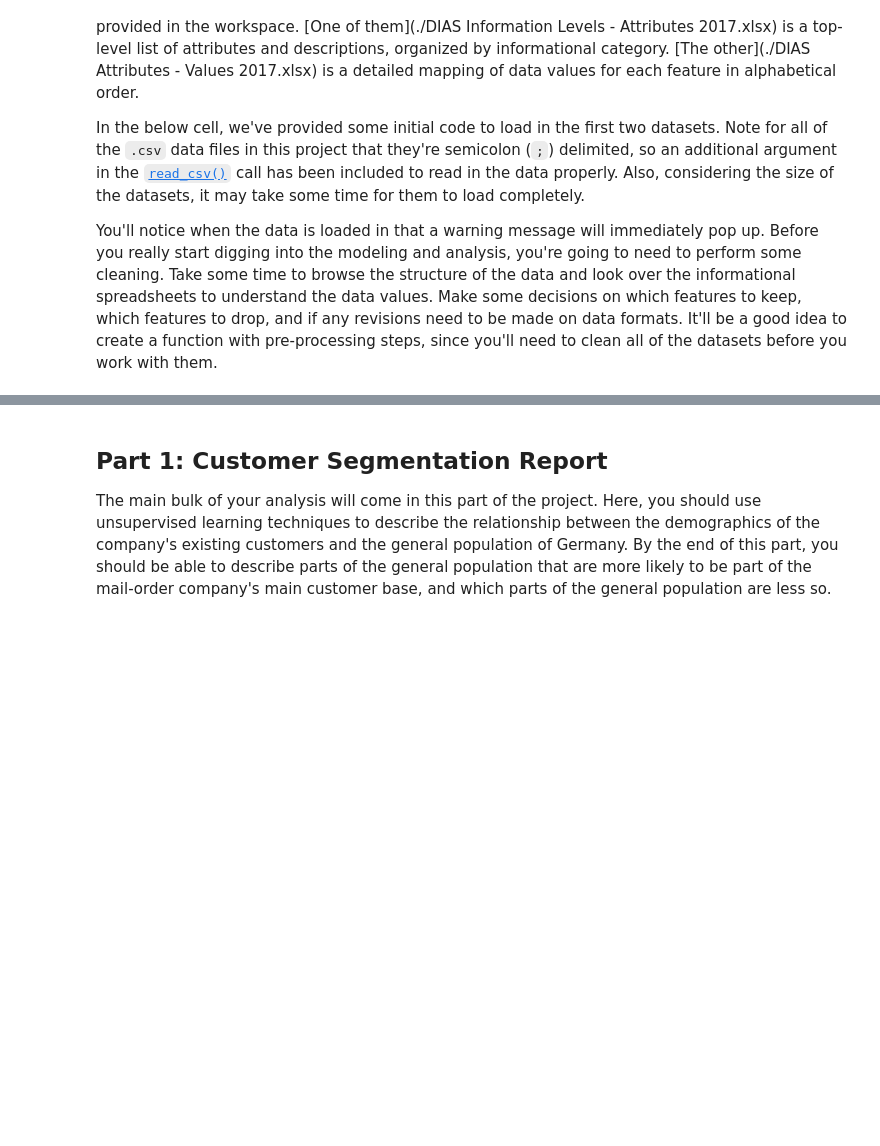
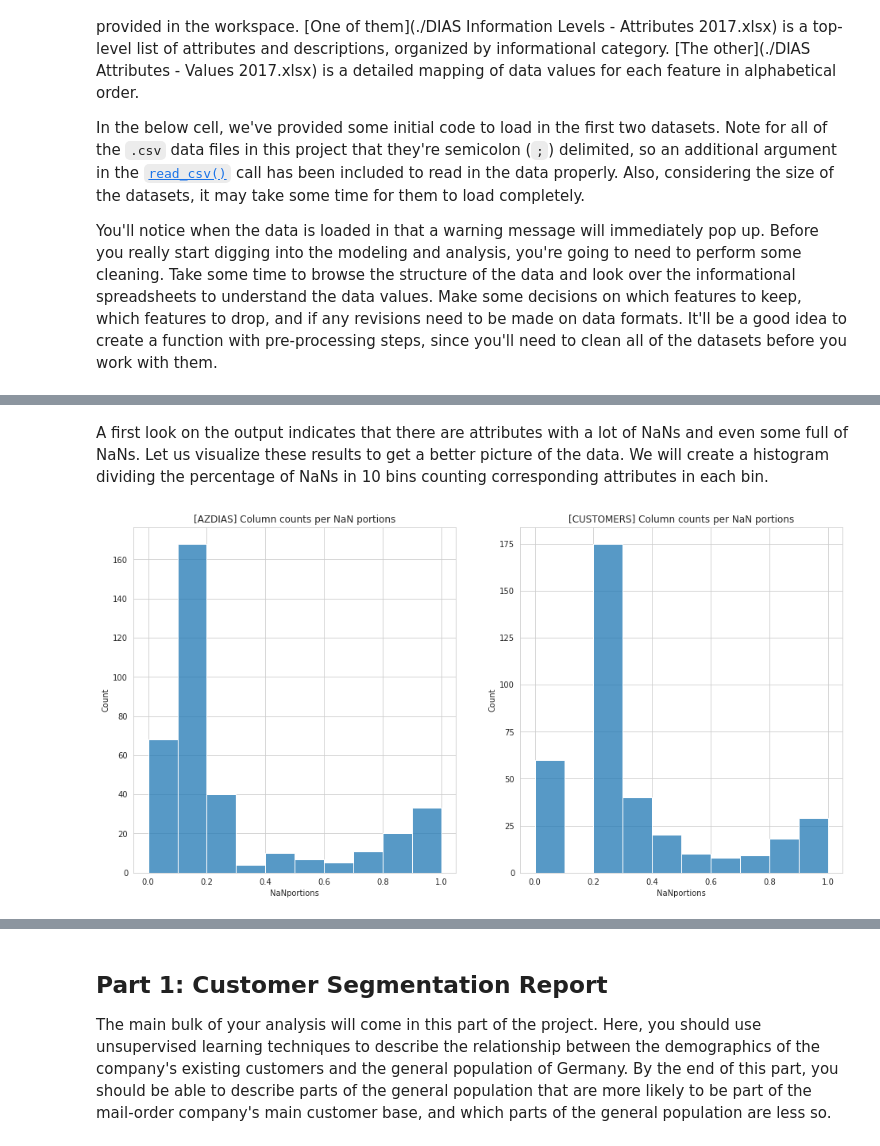
Before and after one commit to chrisliatas/dsnd-customer-segmentation, a Jupyter notebook: Arvato Project Workbook.ipynb, the cells around one changed output, grey strips where cells are left out. Drawn from its saved outputs; the diff is of its cells as text; code cells hidden in the pictures; blank space fills up the shorter version.

Commit message:
create sample sets and data wrangling

```diff
--- a/Arvato Project Workbook.ipynb
+++ b/Arvato Project Workbook.ipynb
@@ -98,0 +776,3 @@ def load_df(csvfile: str, sep: str =';', idx_type: Union[Dict, None]=None) -> pd
+# %%
+# We will use the `xcl_attr_names_new` to get the corresponding names and create a new dictionary.
+attrs_val_pools = {xcl_attr_names_new.get(k, k): v for k, v in attrs_val_dict.items()}
@@ -98,0 +781,6 @@ def load_df(csvfile: str, sep: str =';', idx_type: Union[Dict, None]=None) -> pd
+# %%
+# Create new dict while removing the related items from the previous
+# Iterate through a list of keys
+attrs_val_dict_any = {k: attrs_val_pools.pop(k) for k in list(attrs_val_pools) if '…' in attrs_val_pools[k]}
+
+attrs_val_dict_any
@@ -98,0 +846,10 @@ def load_df(csvfile: str, sep: str =';', idx_type: Union[Dict, None]=None) -> pd
+# %%
+# for every key (attribute) in the dictionary created earlier
+for k in attrs_val_pools:
+    # if the attribute is among the common ones
+    if k in attrs_common:
+        # select all those rows in the column that fall outside the attritbute's specified values pool and replace them with NaN.
+        azdias.loc[~azdias[k].isin(attrs_val_pools[k]), k] = np.NaN
+        custrs.loc[~custrs[k].isin(attrs_val_pools[k]), k] = np.NaN
+
+azdias['CAMEO_DEUG_2015'].value_counts()
@@ -98,0 +869,10 @@ def load_df(csvfile: str, sep: str =';', idx_type: Union[Dict, None]=None) -> pd
+# %%
+# We will use the forward fiiled attribute dataframe to make it easier to extract the attributes' names
+attrs_nine_name = dfdias_attrib_ffil[dfdias_attrib_ffil["Value"] == '-1, 9']["Attribute"].tolist()
+
+# Create a dict to use as input for the pandas replace method
+replace9_nan_dict = {k:9 for k in attrs_nine_name}
+
+# We can now use this dictionary of attributes to replace value 9 (unknown) with NaN for specifc attributes in the azdias, custrs dataframe
+azdias.replace(replace9_nan_dict, np.NaN, inplace=True)
+custrs.replace(replace9_nan_dict, np.NaN, inplace=True)
@@ -98,0 +977,9 @@ def load_df(csvfile: str, sep: str =';', idx_type: Union[Dict, None]=None) -> pd
+# %% [markdown]
+A first look on the output indicates that there are attributes with a lot of NaNs and even some full of NaNs. Let us visualize these results to get a better picture of the data. We will create a histogram dividing the percentage of NaNs in 10 bins counting corresponding attributes in each bin.
+# %%
+with sns.axes_style("whitegrid"):
+    fig, ax = plt.subplots(1, 2, figsize=(16,8))
+    sns.histplot(ax=ax[0], data=azdias_nans, x="NaNportions", bins=np.linspace(0, 1, 11)).set(title='[AZDIAS] Column counts per NaN portions')
+    sns.histplot(ax=ax[1], data=cus_df_nans, x="NaNportions", bins=np.linspace(0, 1, 11)).set(title='[CUSTOMERS] Column counts per NaN portions')
+# %% [output]
+[figure, added]
```
Also changed, not shown: parts of 217 cells of this notebook, 1 other file.
